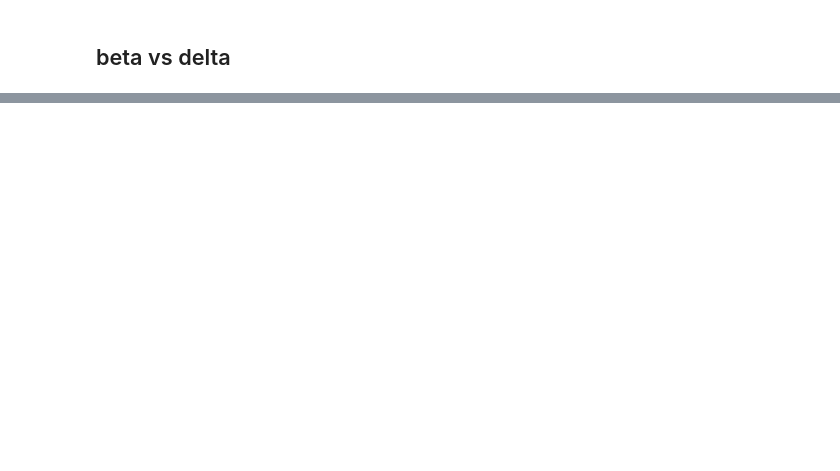
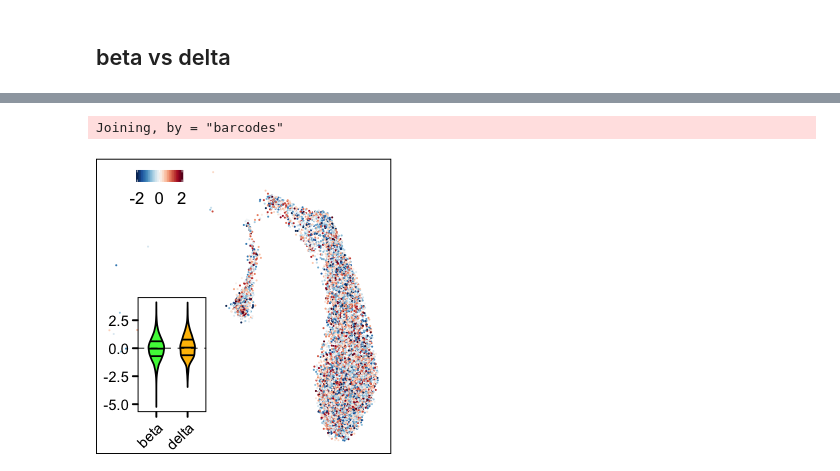
Before and after one commit to biomystery/islet_figs_motifs, a Jupyter notebook: chromVar/one_vs_one_plot.ipynb, the cells around one changed output, grey strips where cells are left out. Drawn from its saved outputs; the diff is of its cells as text; code cells hidden in the pictures; blank space fills up the shorter version.

```diff
--- a/chromVar/one_vs_one_plot.ipynb
+++ b/chromVar/one_vs_one_plot.ipynb
@@ -396,0 +178,19 @@ attached base packages:
+# %%
+plotMotif_bd <- function(m = "TCF7L2") {
+    options(repr.plot.width = 2.5, repr.plot.height = 2.5)
+
+    p <- fun.plot.project.motif(motif = m, bks = c(-2, 0, 2), size = 0.25, cls = rev(brewer.pal(n = 11,
+        "RdBu")))
+    p$data <- p$data %>% filter(cell_type_overall %in% c("beta", "delta"))
+    p2 <- plotViolin(m, c("beta", "delta"))
+
+    print(p + annotation_custom((p2 + theme(title = element_blank())) %>% ggplotGrob,
+        -10.2, -2, -7, -1))
+
+    ggsave(paste0("~/Dropbox (UCSD_Epigenomics)/workReports/2019-10_islet_rev/Fig1.rev.candid/Fig.1.",
+        m, ".b_d.umap.pdf"), width = 2.5, height = 2.5, units = "in", useDingbats = F)
+}
+plotMotif_bd()
+# %% [output]
+Joining, by = "barcodes"
+[figure, added]
```
Also changed, not shown: parts of 24 cells of this notebook, 2 other files.
